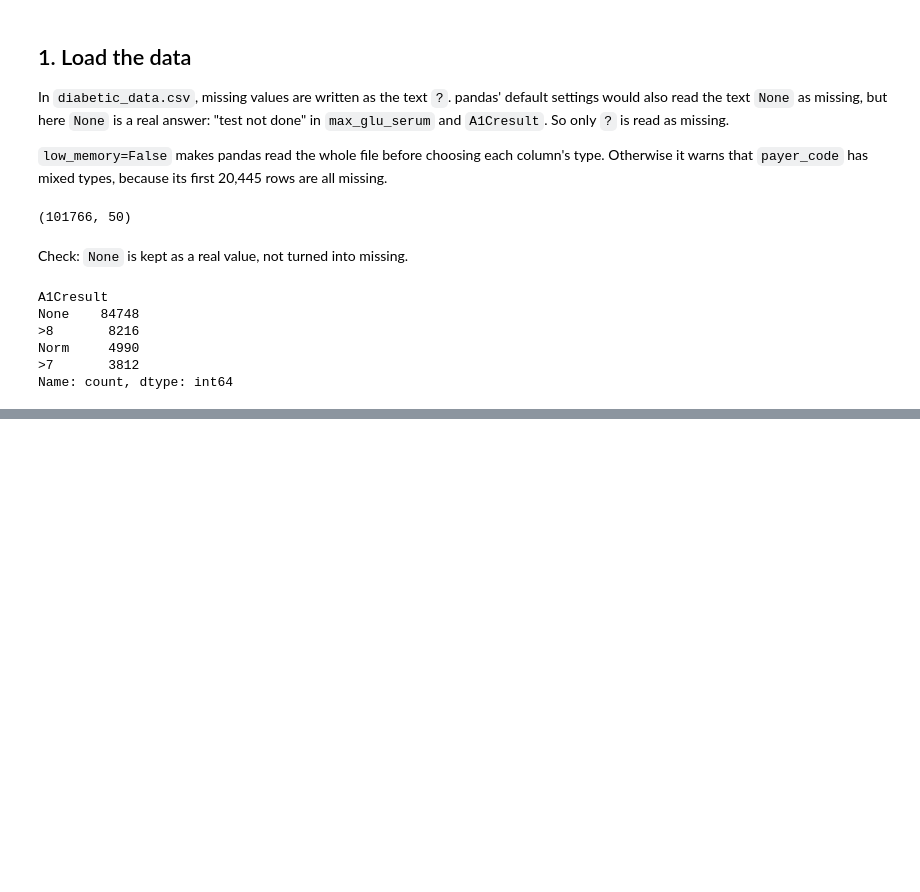
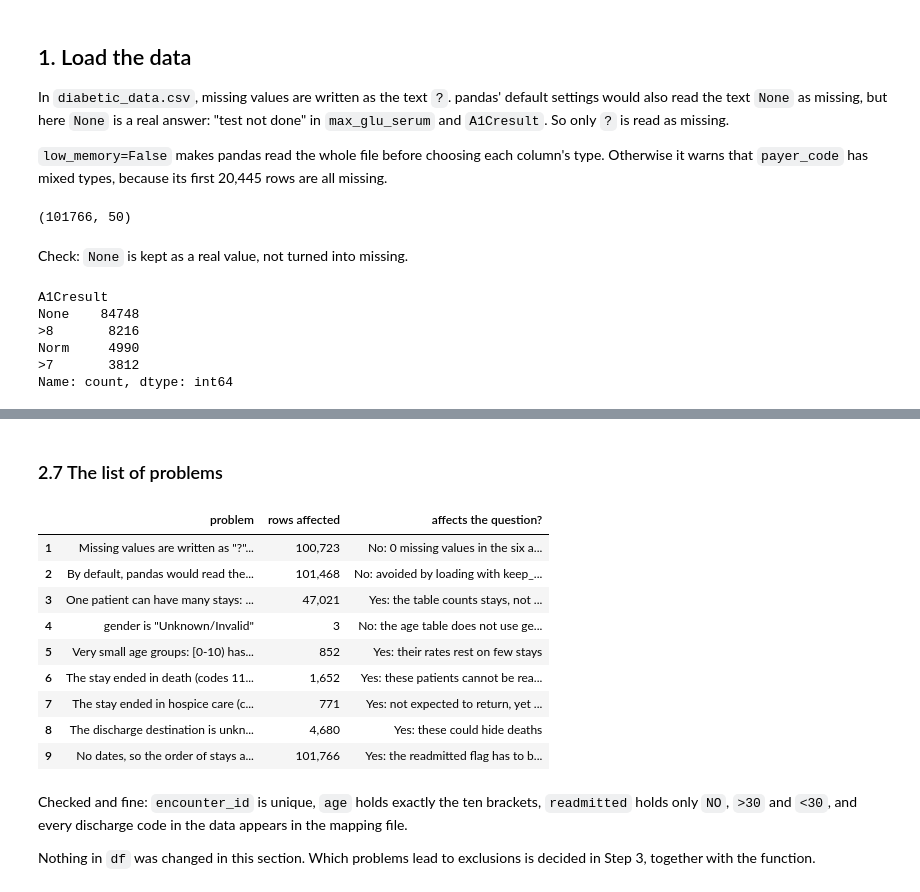
Before and after one commit to barbarosisik/diabetes-readmission-analysis, a Jupyter notebook: notebooks/analysis.ipynb, the cells around one changed output, grey strips where cells are left out. Saved outputs shown, nothing was run; the diff lists cells and outputs as text; code cells hidden in the pictures; blank space fills up the shorter version.

```diff
--- a/notebooks/analysis.ipynb
+++ b/notebooks/analysis.ipynb
@@ -33,0 +101,10 @@ Name: count, dtype: int64
+# %%
+allowed = {
+    "age": [f"[{a}-{a + 10})" for a in range(0, 100, 10)],
+    "gender": ["Female", "Male"],
+    "readmitted": ["NO", ">30", "<30"],
+}
+for col, values in allowed.items():
+    print(df[col].value_counts(dropna=False).sort_index().to_string())
+    unexpected = df.loc[~df[col].isin(values), col].value_counts(dropna=False)
+    print(f"Missing or unexpected in {col}:", unexpected.to_dict() or "none", "\n")
@@ -33,0 +196,61 @@ Name: count, dtype: int64
+# %% [markdown]
+### 2.7 The list of problems
+# %%
+discharge_code = df["discharge_disposition_id"]
+death, hospice, unknown = discharge_code.isin(DEATH), discharge_code.isin(HOSPICE), discharge_code.isin(UNKNOWN)
+death_no = (df.loc[death, "readmitted"] == "NO").sum()
+hospice_back = (df.loc[hospice, "readmitted"] != "NO").sum()
+hospice_30 = (df.loc[hospice, "readmitted"] == "<30").sum()
+none_value = (df["max_glu_serum"] == "None") | (df["A1Cresult"] == "None")
+age_counts = df["age"].value_counts()
+
+problems = pd.DataFrame(
+    [
+        (f'Missing values are written as "?", in {len(missing)} columns (weight: {missing["weight"] / len(df):.0%} missing)',
+         df.isna().any(axis=1).sum(),
+         f"No: {df[COLUMNS].isna().sum().sum()} missing values in the six analysis columns"),
+        ('By default, pandas would read the real value "None" (test not done) as missing, in max_glu_serum and A1Cresult',
+         none_value.sum(),
+         "No: avoided by loading with keep_default_na=False; these columns are not used"),
+        (f"One patient can have many stays: {repeat.sum():,} of {len(stays_per_patient):,} patients have 2 or more",
+         df["patient_nbr"].isin(stays_per_patient[repeat].index).sum(),
+         "Yes: the table counts stays, not patients"),
+        ('gender is "Unknown/Invalid"',
+         (~df["gender"].isin(allowed["gender"])).sum(),
+         "No: the age table does not use gender"),
+        (f'Very small age groups: [0-10) has {age_counts["[0-10)"]} stays, [10-20) has {age_counts["[10-20)"]}',
+         df["age"].isin(["[0-10)", "[10-20)"]).sum(),
+         "Yes: their rates rest on few stays"),
+        ("The stay ended in death (codes 11, 19, 20, 21)",
+         death.sum(),
+         f'Yes: these patients cannot be readmitted ({death_no:,} of {death.sum():,} are flagged "NO")'),
+        ("The stay ended in hospice care (codes 13, 14)",
+         hospice.sum(),
+         f"Yes: not expected to return, yet {hospice_back} were readmitted, {hospice_30} of them within 30 days"),
+        ('The discharge destination is unknown (18 "NULL", 25 "Not Mapped", 26 "Unknown/Invalid")',
+         unknown.sum(),
+         "Yes: these could hide deaths"),
+        ("No dates, so the order of stays and the 30-day window cannot be checked",
+         len(df),
+         "Yes: the readmitted flag has to be trusted"),
+    ],
+    columns=["problem", "rows affected", "affects the question?"],
+)
+problems.index += 1
+problems["rows affected"] = problems["rows affected"].map("{:,}".format)
+problems
+# %% [output]
+|  | problem | rows affected | affects the question? |
+| 1 | Missing values are written as "?"... | 100,723 | No: 0 missing values in the six a... |
+| 2 | By default, pandas would read the... | 101,468 | No: avoided by loading with keep_... |
+| 3 | One patient can have many stays: ... | 47,021 | Yes: the table counts stays, not ... |
+| 4 | gender is "Unknown/Invalid" | 3 | No: the age table does not use ge... |
+| 5 | Very small age groups: [0-10) has... | 852 | Yes: their rates rest on few stays |
+| 6 | The stay ended in death (codes 11... | 1,652 | Yes: these patients cannot be rea... |
+| 7 | The stay ended in hospice care (c... | 771 | Yes: not expected to return, yet ... |
+| 8 | The discharge destination is unkn... | 4,680 | Yes: these could hide deaths |
+| 9 | No dates, so the order of stays a... | 101,766 | Yes: the readmitted flag has to b... |
+# %% [markdown]
+Checked and fine: `encounter_id` is unique, `age` holds exactly the ten brackets, `readmitted` holds only `NO`, `>30` and `<30`, and every discharge code in the data appears in the mapping file.
+
+Nothing in `df` was changed in this section. Which problems lead to exclusions is decided in Step 3, together with the function.
```
Also changed, not shown: parts of 16 cells of this notebook, 3 other files.
